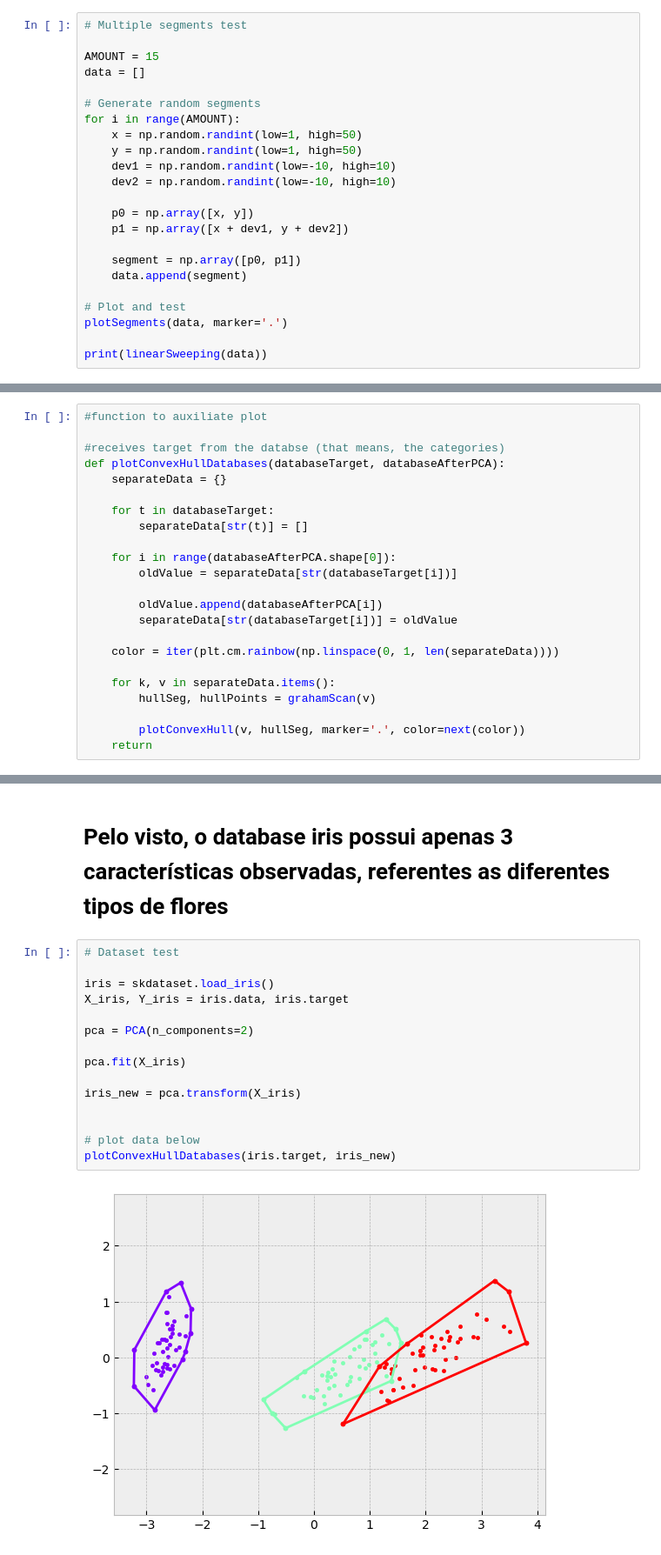
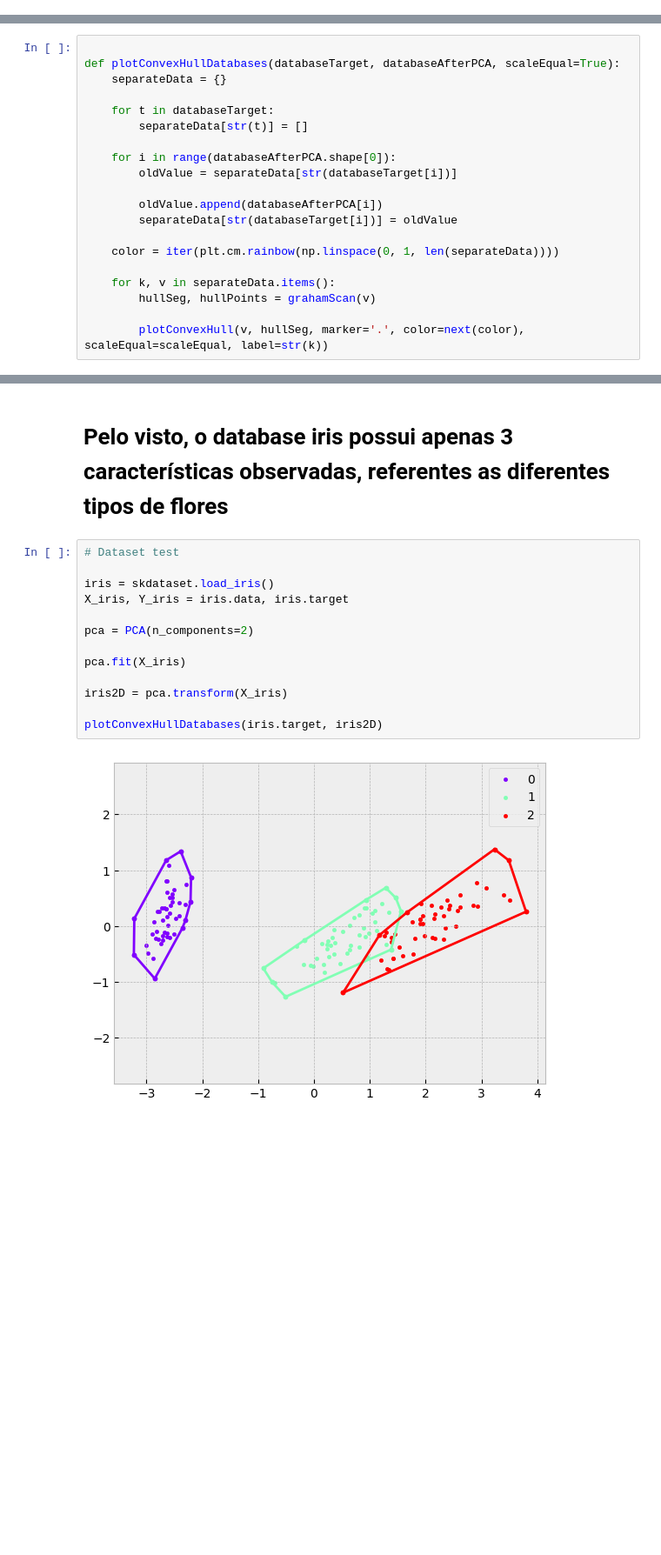
Before and after one commit to probablygab/2d-linear-classifier, a Jupyter notebook: tp1_alg2.ipynb, the cells around one changed output, grey strips where cells are left out. Shown: that part at 87% size. Drawn from its saved outputs; the diff is of its cells as text; blank space fills up the shorter version.

Commit message:
more analysis and helper functions

```diff
--- a/tp1_alg2.ipynb
+++ b/tp1_alg2.ipynb
@@ -837,23 +780,0 @@ print (checkPointInModel(np.array([10.5, 12.0]), -0.5, 17.25))
-# %%
-# Multiple segments test
-
-AMOUNT = 15
-data = []
-
-# Generate random segments
-for i in range(AMOUNT):
-    x = np.random.randint(low=1, high=50)
-    y = np.random.randint(low=1, high=50)
-    dev1 = np.random.randint(low=-10, high=10)
-    dev2 = np.random.randint(low=-10, high=10)
-
-    p0 = np.array([x, y])
-    p1 = np.array([x + dev1, y + dev2])
-
-    segment = np.array([p0, p1])
-    data.append(segment)
-
-# Plot and test
-plotSegments(data, marker='.')
-
-print(linearSweeping(data))
@@ -1011,8 +781,6 @@ Check point model:          PASSED
 # %%
-#function to auxiliate plot
 
-#receives target from the databse (that means, the categories)
-def plotConvexHullDatabases(databaseTarget, databaseAfterPCA):
+def plotConvexHullDatabases(databaseTarget, databaseAfterPCA, scaleEqual=True):
     separateData = {}
 
     for t in databaseTarget:
@@ -1029,5 +797,4 @@ def plotConvexHullDatabases(databaseTarget, databaseAfterPCA):
     for k, v in separateData.items():
         hullSeg, hullPoints = grahamScan(v)
 
-        plotConvexHull(v, hullSeg, marker='.', color=next(color))
-    return
+        plotConvexHull(v, hullSeg, marker='.', color=next(color), scaleEqual=scaleEqual, label=str(k))
@@ -1036,17 +901,15 @@ def plotConvexHullDatabases(databaseTarget, databaseAfterPCA):
 # %%
 # Dataset test
 
 iris = skdataset.load_iris()
 X_iris, Y_iris = iris.data, iris.target
 
 pca = PCA(n_components=2)
 
 pca.fit(X_iris)
 
-iris_new = pca.transform(X_iris)
+iris2D = pca.transform(X_iris)
 
-
-# plot data below
-plotConvexHullDatabases(iris.target, iris_new)
+plotConvexHullDatabases(iris.target, iris2D)
 # %% [output]
-[figure, old version]
+[figure, new version]
```
Also changed, not shown: parts of 28 cells of this notebook, 3 other files.
